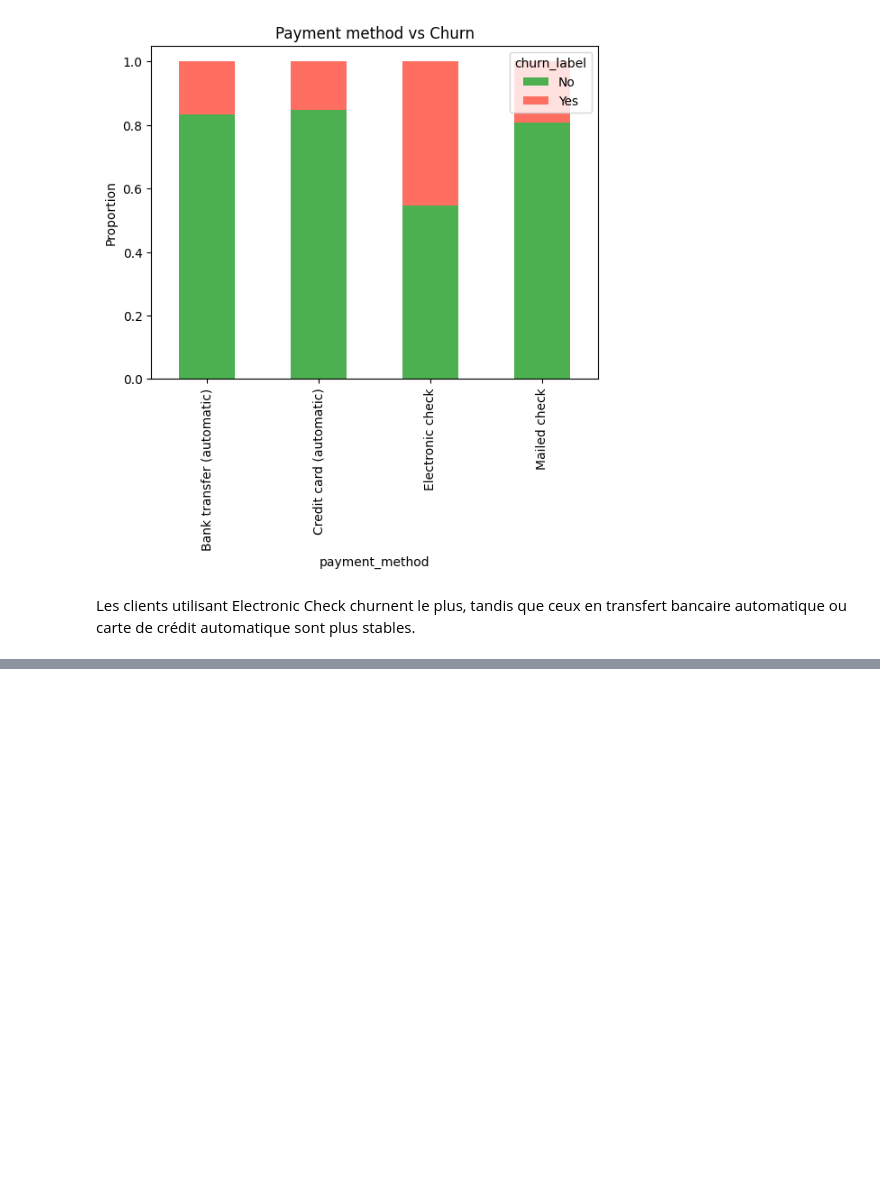
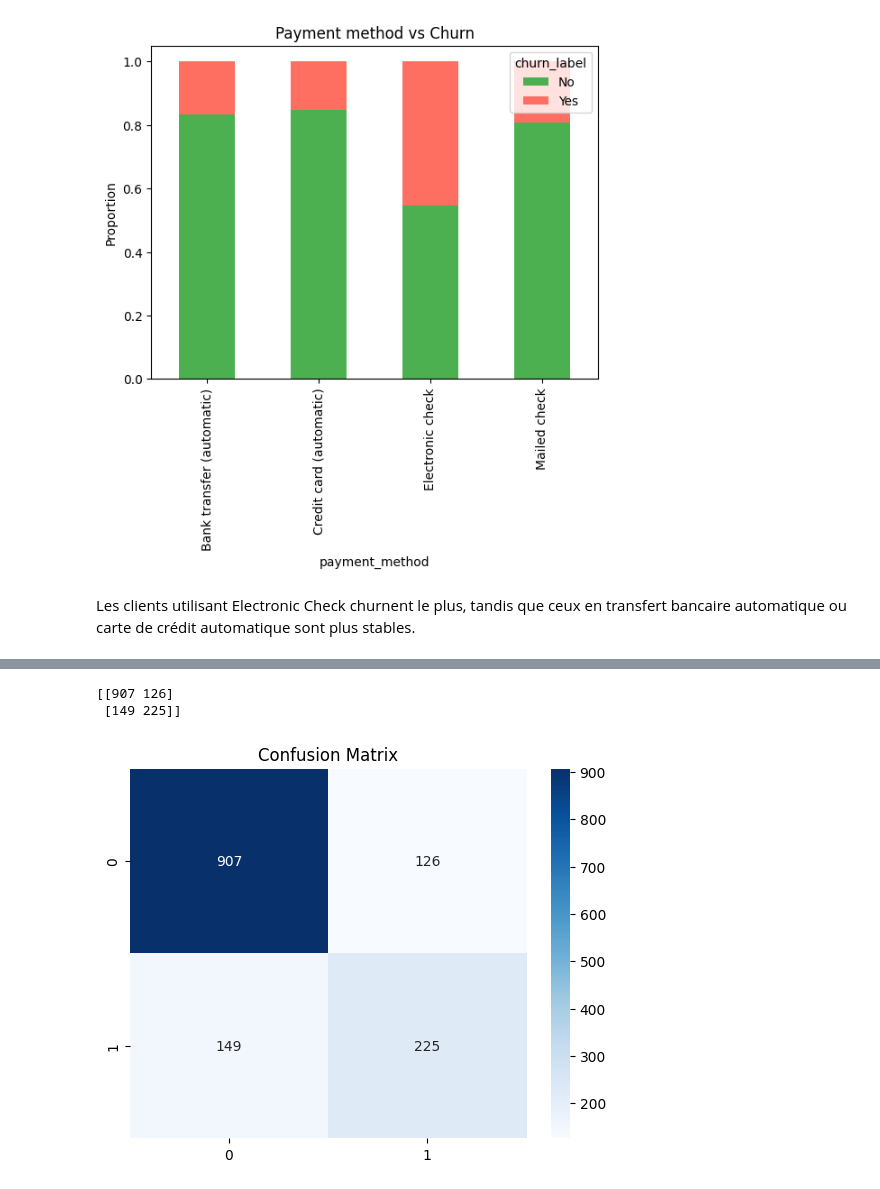
Before and after one commit to Omotolaaa7/ml_projet_ChurnClient, a Jupyter notebook: notebooks/01_exploration.ipynb, the cells around one changed output, grey strips where cells are left out. Cells and saved outputs as stored; diff of their text form; code cells hidden in the pictures; blank space fills up the shorter version.

Commit message:
Finalisation du projet de Churn Client avec notebook commenté, fichier d'exécution streamlit et documentation complète sur les métriques

```diff
--- a/notebooks/01_exploration.ipynb
+++ b/notebooks/01_exploration.ipynb
@@ -291,10 +297,3 @@ preprocessor = ColumnTransformer(
         ("cat", cat_transformer, cat_features)
     ]
 )
-# %%
-# Note : Un pipeline ML est une séquence d'étapes interconnectées qui tranforment les données brutes en un modèle prédictif (entraîné) et déployable.
-X_train_prepared = preprocessor.fit_transform(X_train)
-X_test_prepared = preprocessor.transform(X_test)
-
-print(X_train_prepared.shape)
-print(X_test_prepared.shape)
@@ -303,0 +300,7 @@ print(X_test_prepared.shape)
+# %%
+pipeline = Pipeline([
+    ('preprocessing', preprocessor),
+    ('model', LogisticRegression(max_iter=1000)) # On met max_iter à 1000 pour s'assurer
+])
+# %%
+pipeline.fit(X_train, y_train)
@@ -303,0 +329,3 @@ print(X_test_prepared.shape)
+# %%
+y_pred = pipeline.predict(X_test)
+y_proba = pipeline.predict_proba(X_test)[:, 1]  # Probabilités pour la classe positive donc celle où le client churn
@@ -303,0 +337,11 @@ print(X_test_prepared.shape)
+# %%
+print(confusion_matrix(y_test, y_pred))
+
+cm = confusion_matrix(y_test, y_pred)
+sns.heatmap(cm, annot=True, fmt='d', cmap='Blues')
+plt.title("Confusion Matrix")
+plt.show()
+# %% [output]
+[[907 126]
+ [149 225]]
+[figure, added]
```
Also changed, not shown: parts of 15 cells of this notebook, 3 other files.
